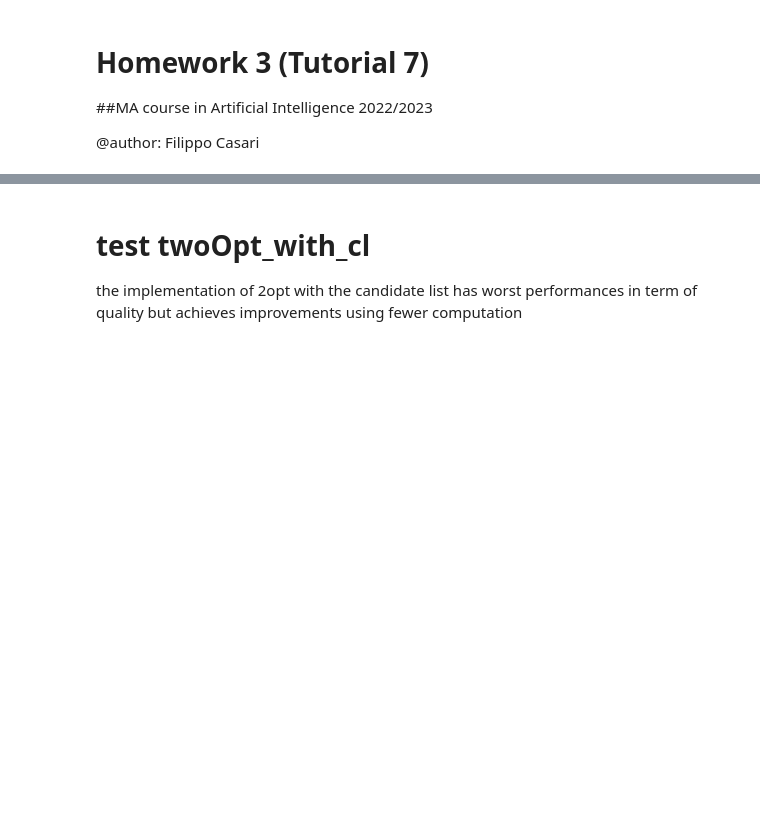
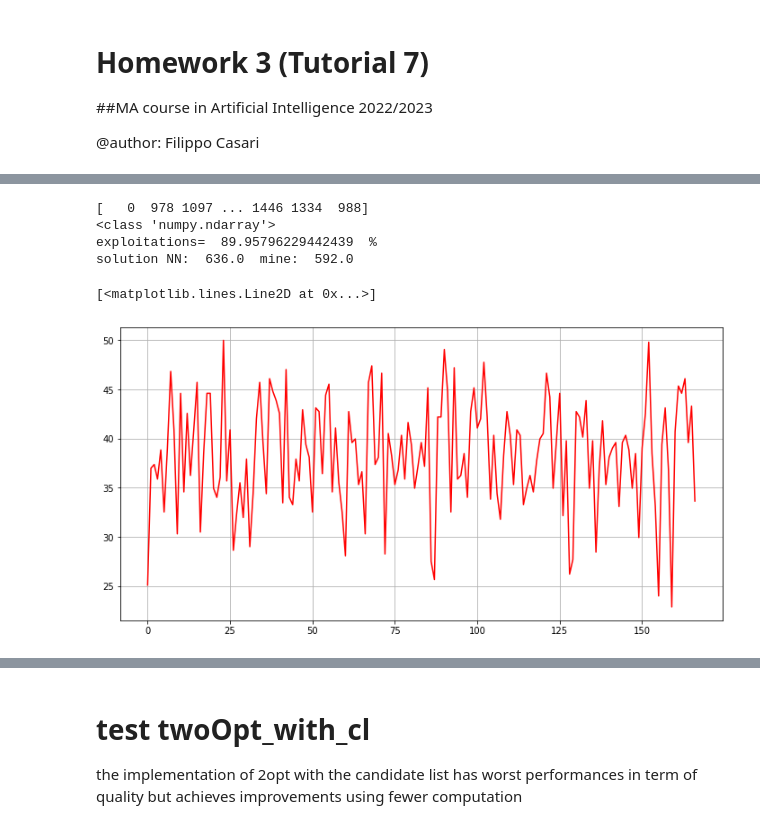
Before and after one commit to filippocasari/HW3-AI, a Jupyter notebook: ACS_for_the_TSP.ipynb, the cells around one changed output, grey strips where cells are left out. Saved outputs shown, nothing was run; the diff lists cells and outputs as text; code cells hidden in the pictures; blank space fills up the shorter version.

Commit message:
adding plots

```diff
--- a/ACS_for_the_TSP.ipynb
+++ b/ACS_for_the_TSP.ipynb
@@ -142,11 +162,15 @@ class ACS:
                     delta_tau = 0.
                     if(k1 in self.best_tour_tmp and k2 in self.best_tour_tmp):
                         delta_tau = 1./self.best_len
+                        #old = self.pheromone[k1][k2]
+                        #print("delta_tau: ", delta_tau)
 
                     self.pheromone[k1][k2] = (
                         1. - self.alpha) * self.pheromone[k1][k2] + (self.alpha * delta_tau)
                     self.pheromone[k2][k1] = (
                         1. - self.alpha) * self.pheromone[k2][k1] + (self.alpha * delta_tau)
+                    '''if(k1 in self.best_tour_tmp and k2 in self.best_tour_tmp):
+                        print("difference gap: ", self.pheromone[k1][k2]-old)'''
                     #print(self.pheromone[k1][k2], "pheromone after")
 
     def solve(self):
@@ -160,8 +184,9 @@ class ACS:
             #    print("iteration : ", iteration)
             self.loop()
             best_tour_ant = min(self.tour_len, key=self.tour_len.get)
+
             self.best_len = min(self.tour_len.values())
-
+            #print(min(self.tour_len.values()))
             self.best_tour_tmp = self.tour[best_tour_ant]
             if(self.best_len < self.best_tour_len):
                 self.best_tour_len = self.best_len
@@ -178,8 +203,7 @@ class ACS:
 
             if not threeMinutes.is_alive():
                 break
-            self.tour = {i: []
-                         for i in range(ACS.m)}
+            self.tour = {i: [] for i in range(ACS.m)}
             self.position = {i: None for i in range(self.m)}
             self.tour_len = {i: 0. for i in range(self.m)}
 
@@ -204,7 +228,7 @@ class ACS:
       print(f"pherormone edges{(old_city, next_city)}")
       print("new pheromone", pheromon)#self.pheromone[old_city][next_city]'''
 
-    def loop(self, verbose=False):
+    def loop(self):
         """each ant contructs its own tour
 
         Args:
@@ -220,9 +244,7 @@ class ACS:
                     if(self.position[k] == None):
                         self.position[k] = np.random.randint(
                             low=0, high=self.n-1)
-                        """if(k == 0 and verbose):
-                            print(
-                                f"ant {k} starting from position: {self.position[k]}")"""
+
                         self.tour[k].append(self.position[k])
                     q = np.random.random()
 
@@ -230,6 +252,8 @@ class ACS:
 
                     s_list = eta_beta*np.array(self.pheromone[self.position[k]])
                     s_list_cities=np.argsort(s_list)
+                    #print(s_list)
+                    #print(s_list_cities)
                     #print(s_list)
                     #print(s_list_cities)
                     #s_list=sorted(s_list)
@@ -255,6 +279,7 @@ class ACS:
                     if(q < self.q0):
                         self.count_exploitation += 1
                         #next_city = max(s_dict, key=s_dict.get)
+
                         for i in range(self.n):
                             if(s_list_cities[self.n-1-i] not in self.tour[k]):
                                 next_city=s_list_cities[self.n-1-i]
@@ -401,0 +416,9 @@ d198.tsp   True          17483.0          126     24178.90315  604.656351
+# %%
+
+instance = instances[0]
+ic = TSP_Instance_Creator("standard", instance)
+np.random.seed(43)
+acs = ACS(ic, 0.9, boost=True)
+#print(acs.tour_len_over_iters)
+#print(acs.eta)
+acs.solve()
@@ -402,16 +427,20 @@ d198.tsp   True          17483.0          126     24178.90315  604.656351
 # %%
-%matplotlib tk
-instance = instances[0]
-ic = TSP_Instance_Creator("standard", instance)
-acs = ACS(ic, 0.8, boost=True, timeStop=10)
-
-#print(acs.eta)
-acs.solve()
-print(acs.best_tour)
+%matplotlib inline
+print(np.argsort(acs.tour_len_over_iters[:]))
+print(type(acs.tour_len_over_iters[0]))
 total= float(acs.count_exploitation)+float(acs.count_exploration)
 print("exploitations= ", float(acs.count_exploitation)*100/total, " % ")
-
-plt.plot(list(range(acs.current_iteration+1)),acs.tour_len_global, color="red")
+print("solution NN: ", acs.L_nn, " mine: ", acs.best_tour_len)
+fig= plt.figure(figsize=(12, 6))
+plt.grid()
+plt.plot(list(range(int(acs.current_iteration/10)+1)), ((np.array(acs.tour_len_over_iters[1::10])-ic.best_sol)*100.)/ic.best_sol, color="red")
 #plt.plot([np.argmax(acs.tour_len_over_iters), np.argmin(acs.tour_len_over_iters)], [max(acs.tour_len_over_iters), min(acs.tour_len_over_iters)], color="blue")
 plt.show()
+# %% [output]
+[   0  978 1097 ... 1446 1334  988]
+<class 'numpy.ndarray'>
+exploitations=  89.95796229442439  %
+solution NN:  636.0  mine:  592.0
+[<matplotlib.lines.Line2D at 0x...>]
+[figure, added]
 # %%
```
Also changed, not shown: parts of 12 cells of this notebook, 3 other files.
